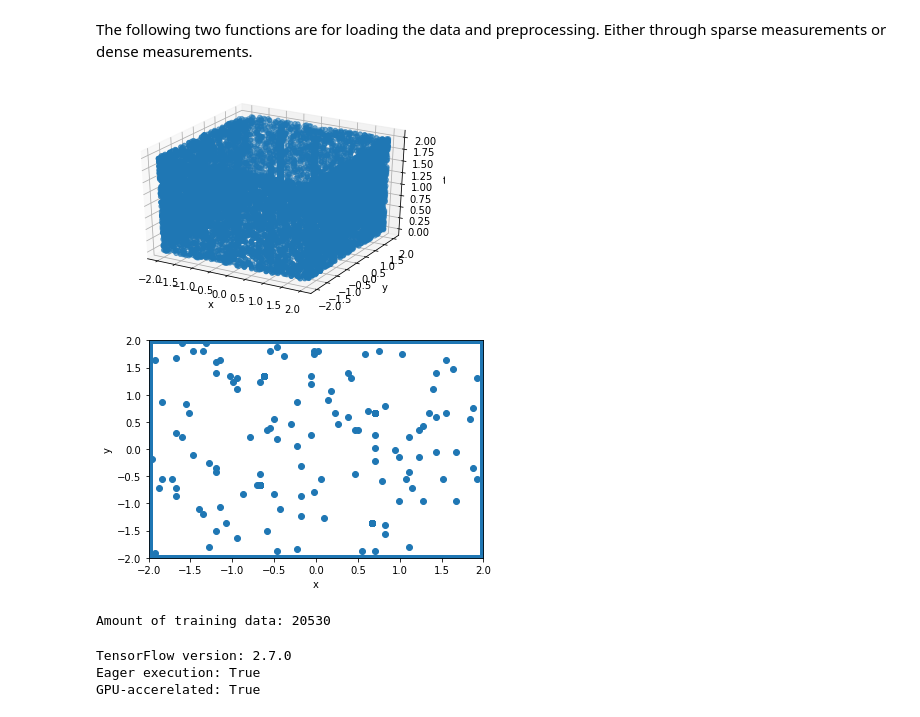
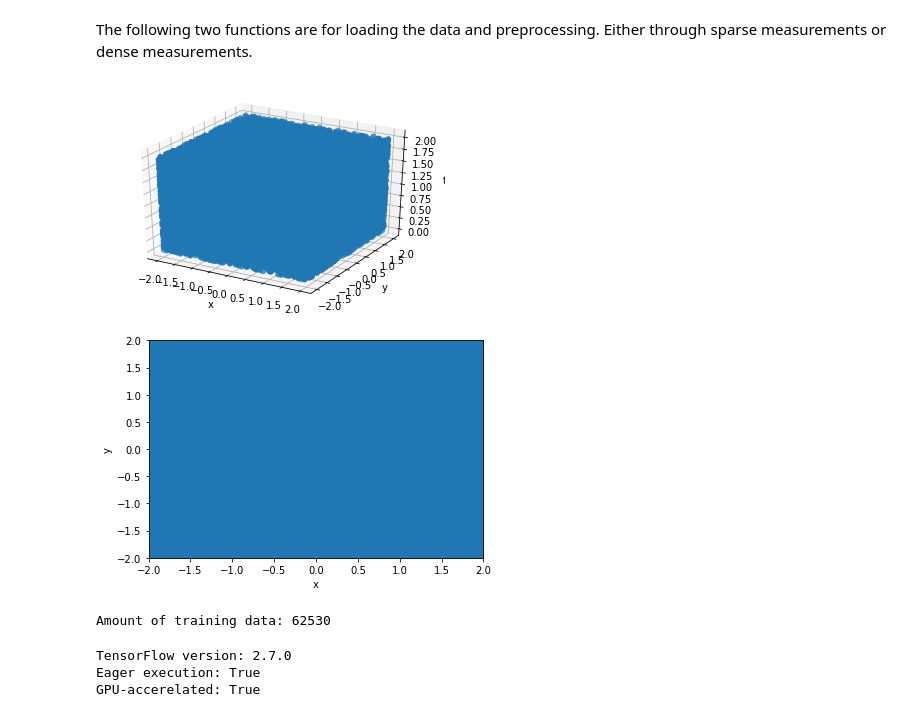
Before and after one commit to KetilIversen/ADE-PINN-Masters-Thesis-Code, a Jupyter notebook: PINN/PINN_2D_ADE_Inverse_Adaptive.ipynb, the cells around one changed output. Cells and saved outputs as stored; diff of their text form; code cells hidden in the pictures.

```diff
--- a/PINN/PINN_2D_ADE_Inverse_Adaptive.ipynb
+++ b/PINN/PINN_2D_ADE_Inverse_Adaptive.ipynb
@@ -920,39 +920,41 @@ timestep = 1
 
 
 # FNN size
 layers = [3, 20, 20, 20, 20, 20, 20, 20, 20, 1]
 # Activation function
 activation_func = tf.keras.activations.tanh
 
 
 # ADAM
 tf_epochs = 25000 # Epochs w/ ADAM
 learning_rate = 0.001
 tf_optimizer = tf.keras.optimizers.Adam(learning_rate=learning_rate)
 
 # True values
 lambdas_star = (-1.4, -1.0, 1.0)
 
-batch_size = 20530 # Full batch = Amount of training data shown below
+batch_size = 62530 # Full batch = Amount of training data shown below
 
 f_param = 0.01 # Default 0.01
 u_param = 10.0 # Default 10.0
 
 # Load data
 inc_bounds = True
 random_pos = False
-sparse = True
+sparse = False
 noise = 0.05
 prcnt = 0.013 # Amount of boundary points
 
-path = #### Path to 2D Training data ####
+### User needs to input path location. For example: path = os.path.join("/folder/2D_ADE_Training_Data.mat") ###
+
+path = os.path.join("/content/drive/MyDrive/Colab Notebooks/Data/ADE_strong_diagv5withVelocityMat.mat")
 x, y, t, X, Y, T, Exact_u, X_star, u_star, X_u_train, u_train, ub, lb = LoadData(path, N_u, N_m, noise, inc_bounds, prcnt, sparse, random_pos, timestep, method=2)
 
 TrainingDataPlotter(X_u_train, ub, lb)
 # %% [output]
-[figure, old version]
+[figure, new version]
-[figure, old version]
+[figure, new version]
-Amount of training data: 20530
+Amount of training data: 62530
 # %%
 # Creating the model and training
 logger = Logger(frequency=1)
```
Also changed, not shown: parts of 5 cells of this notebook.
